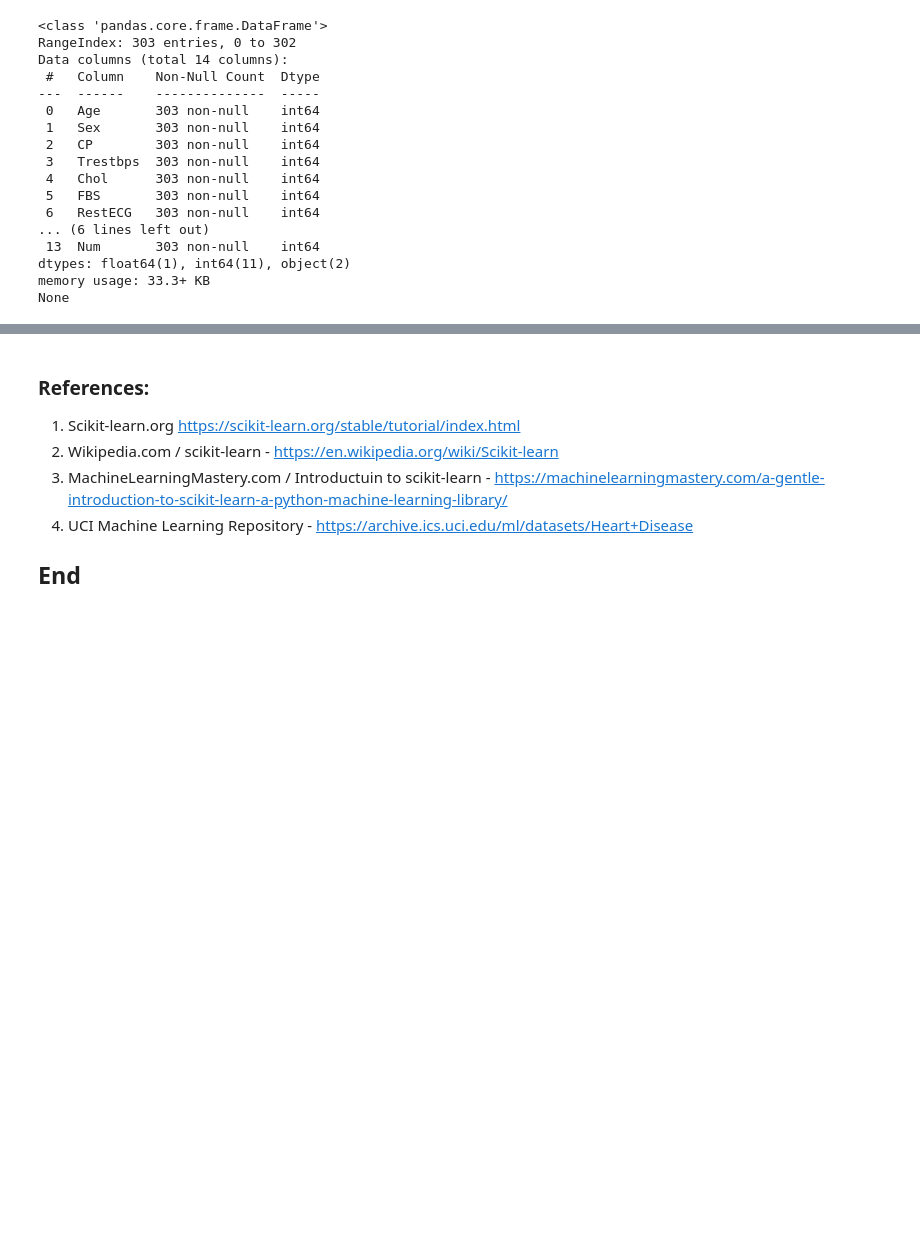
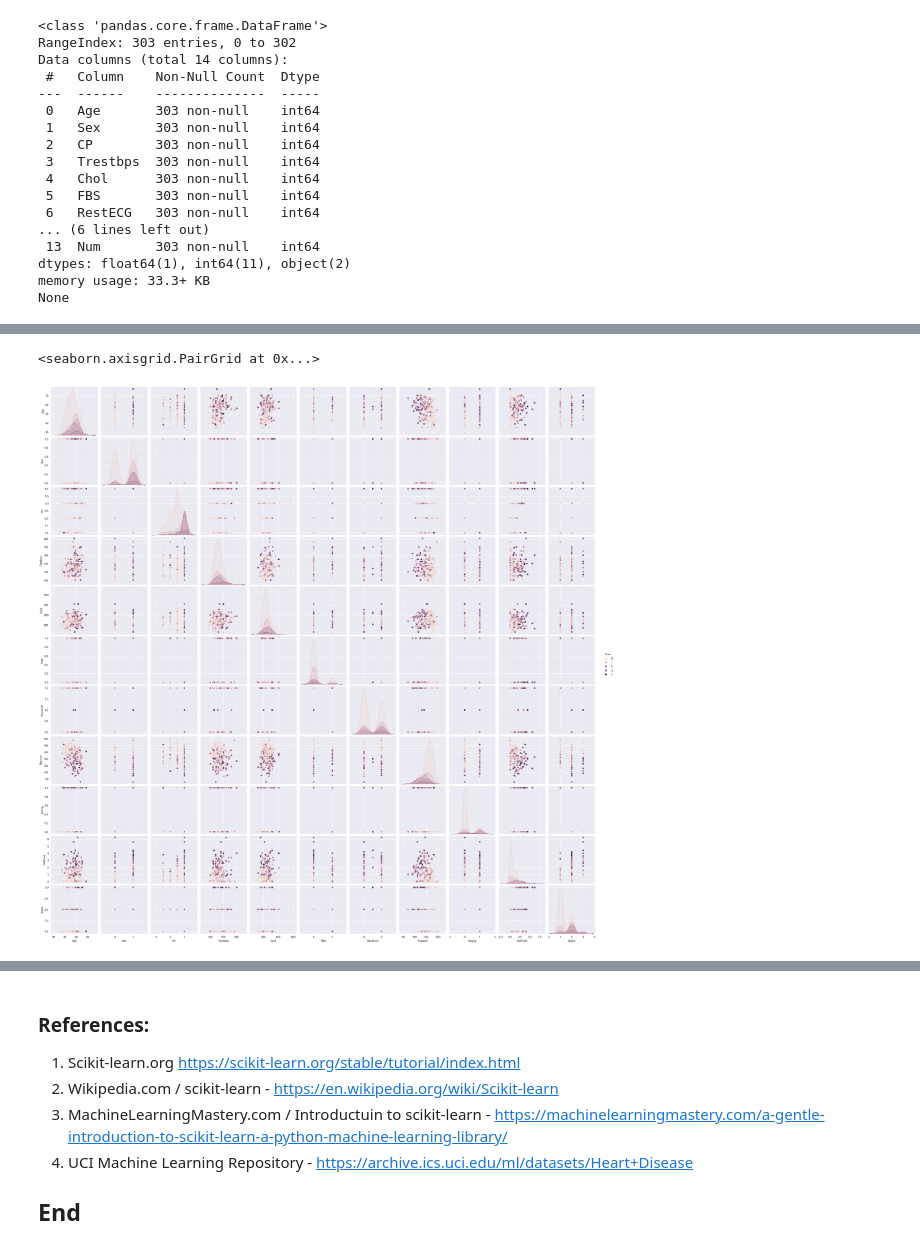
Before and after one commit to sinduff/MLS_Assign, a Jupyter notebook: Scikit-learn.ipynb, the cells around one changed output, grey strips where cells are left out. Cells and saved outputs as stored; diff of their text form; code cells hidden in the pictures; blank space fills up the shorter version.

Commit message:
work done on outlining the different attributes of the choosen dataset, as well as inital plot of all the data.  Work on exploring the classification of the dataset also completed.

```diff
--- a/Scikit-learn.ipynb
+++ b/Scikit-learn.ipynb
@@ -48,4 +48,4 @@ import pandas as pd
 %matplotlib inline
 import matplotlib.pyplot as plt
 import seaborn as sns
-sns.set_style("darkgrid")
+import sklearn as sk
@@ -87,0 +137,6 @@ df.describe()
+# %%
+#plot all the variables against each other to see what the data looks like.
+sns.pairplot(df, hue="Num")
+# %% [output]
+<seaborn.axisgrid.PairGrid at 0x...>
+[figure, added]
```
Also changed, not shown: parts of 6 cells of this notebook.
